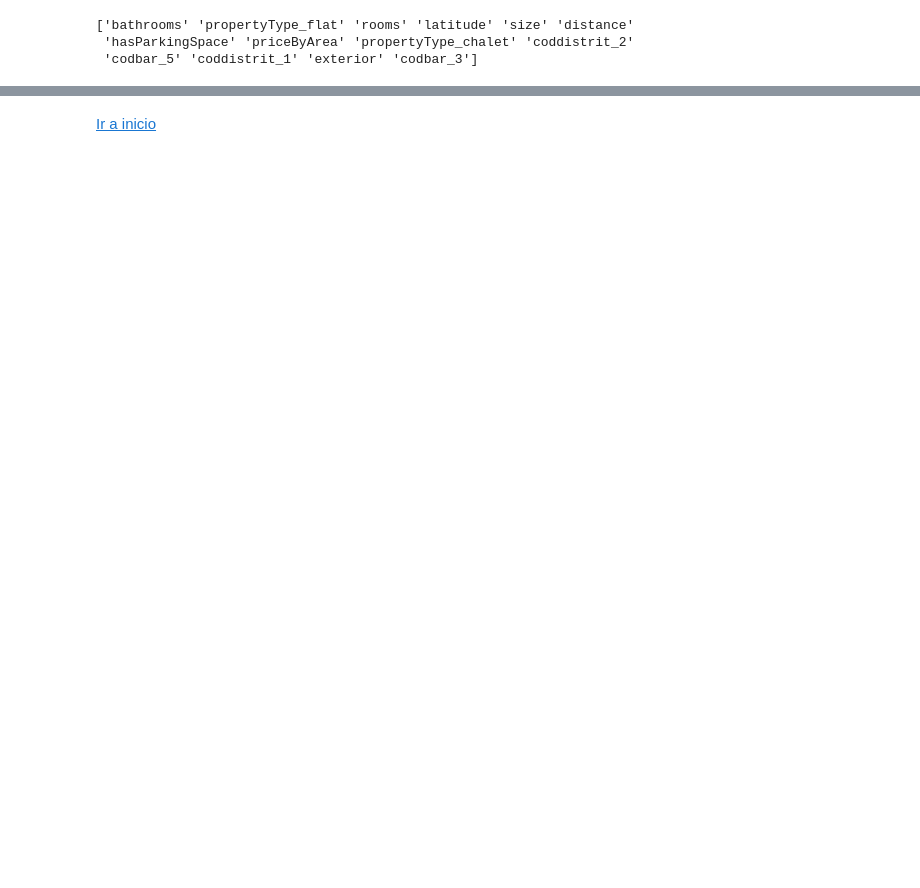
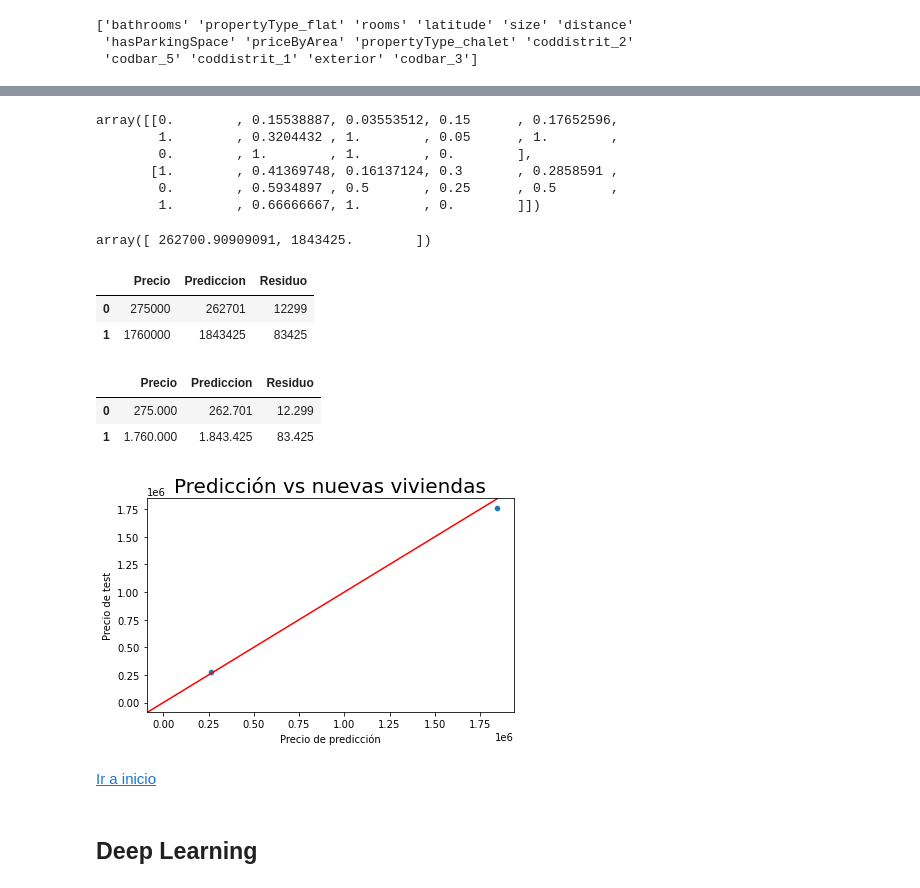
Before and after one commit to LuisARG/ML_DL_Idealista_project, a Jupyter notebook: src/main.ipynb, the cells around one changed output, grey strips where cells are left out. Drawn from its saved outputs; the diff is of its cells as text; code cells hidden in the pictures; blank space fills up the shorter version.

```diff
--- a/src/main.ipynb
+++ b/src/main.ipynb
@@ -1413,0 +1779,21 @@ with open(os.path.join(MODELS_PATH, 'best_GridSearchCV.gs'), 'rb') as archivo_en
+# %%
+# Rellenar las variables que faltan
+# 'propertyType_flat', 'latitude', 'distance', 'hasParkingSpace', 'propertyType_chalet', 'coddistrit_2'
+# 'codbar_5' 'coddistrit_1' 'exterior' 'codbar_3'
+info_barrio_dist2 = barrio_dist_df[(barrio_dist_df["distrito"] == "Hortaleza") & (barrio_dist_df["barrio"] == "Piovera")]
+info2['propertyType_flat'] = 0
+longitude = -3.6330248
+info2['latitude'] = 40.4512949
+info2['distance'] = distance(longitudCentro, latitudCentro, longitude, info['latitude'])
+info2['hasParkingSpace'] = 0
+info2['propertyType_chalet'] = 1
+info2['coddistrit_2'] = info_barrio_dist2['coddistrit_2'].values[0]
+info2['codbar_5'] = info_barrio_dist2['codbar_5'].values[0]
+info2['coddistrit_1'] = info_barrio_dist2['coddistrit_1'].values[0]
+info2['exterior'] = 1
+info2['codbar_3'] = info_barrio_dist2['codbar_3'].values[0]
+
+info2 = create_info_vivienda(info2)
+
+display(info2)
+len(info2)
@@ -1413,0 +1817,7 @@ with open(os.path.join(MODELS_PATH, 'best_GridSearchCV.gs'), 'rb') as archivo_en
+# %%
+nuevas_viviendas_df = pd.DataFrame([info, info2])
+nuevas_viviendas_df
+X_new = nuevas_viviendas_df.drop(columns=["price"])
+y_new = nuevas_viviendas_df["price"].values
+display(X_new)
+y_new
@@ -1414,4 +1831,44 @@ with open(os.path.join(MODELS_PATH, 'best_GridSearchCV.gs'), 'rb') as archivo_en
+# %%
+X_new_scal = scaler.transform(X_new)
+X_new_scal
+# %% [output]
+array([[0.        , 0.15538887, 0.03553512, 0.15      , 0.17652596,
+        1.        , 0.3204432 , 1.        , 0.05      , 1.        ,
+        0.        , 1.        , 1.        , 0.        ],
+       [1.        , 0.41369748, 0.16137124, 0.3       , 0.2858591 ,
+        0.        , 0.5934897 , 0.5       , 0.25      , 0.5       ,
+        1.        , 0.66666667, 1.        , 0.        ]])
 # %%
-#y_pred = best_gs.best_estimator_.predict(X_test_scal)
+y_new_pred = best_gs.best_estimator_.predict(X_new_scal)
+y_new_pred
+# %% [output]
+array([ 262700.90909091, 1843425.        ])
+# %%
+prediccion_new_df = pd.DataFrame({"Precio": y_new, "Prediccion": np.rint(y_new_pred)}, dtype=np.int64)
+prediccion_new_df['Residuo'] = (prediccion_new_df["Precio"] - prediccion_new_df["Prediccion"]).abs()
+prediccion_new_df
+# %% [output]
+|  | Precio | Prediccion | Residuo |
+| 0 | 275000 | 262701 | 12299 |
+| 1 | 1760000 | 1843425 | 83425 |
+# %%
+prediccion_new_df.applymap(lambda x: '{:,}'.format(x).replace(',','.'))
+# %% [output]
+|  | Precio | Prediccion | Residuo |
+| 0 | 275.000 | 262.701 | 12.299 |
+| 1 | 1.760.000 | 1.843.425 | 83.425 |
+# %%
+fig, ax = plt.subplots()
+sns.scatterplot(x = y_new_pred, y = y_new, ax=ax)
+ax.set_title('Predicción vs nuevas viviendas', fontsize=20)
+ax.set_xlabel('Precio de predicción')
+ax.set_ylabel('Precio de test')
+plt.axline([0,0],[1,1],color='red')
+plt.tight_layout()
+# %% [output]
+[figure, added]
 # %% [markdown]
 [Ir a inicio](#inicio)
+# %% [markdown]
+<a id="deeplearning"></a>
+## Deep Learning
```
Also changed, not shown: parts of 77 cells of this notebook, 4 other files.
